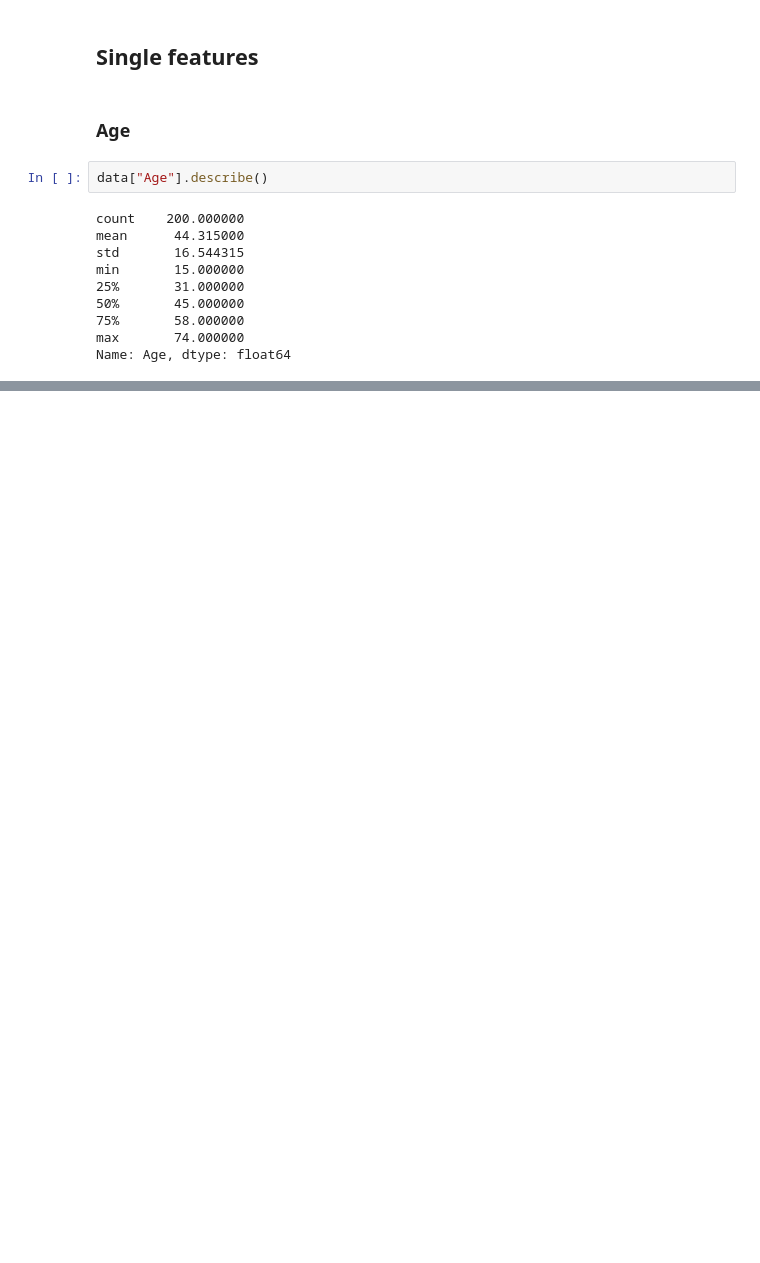
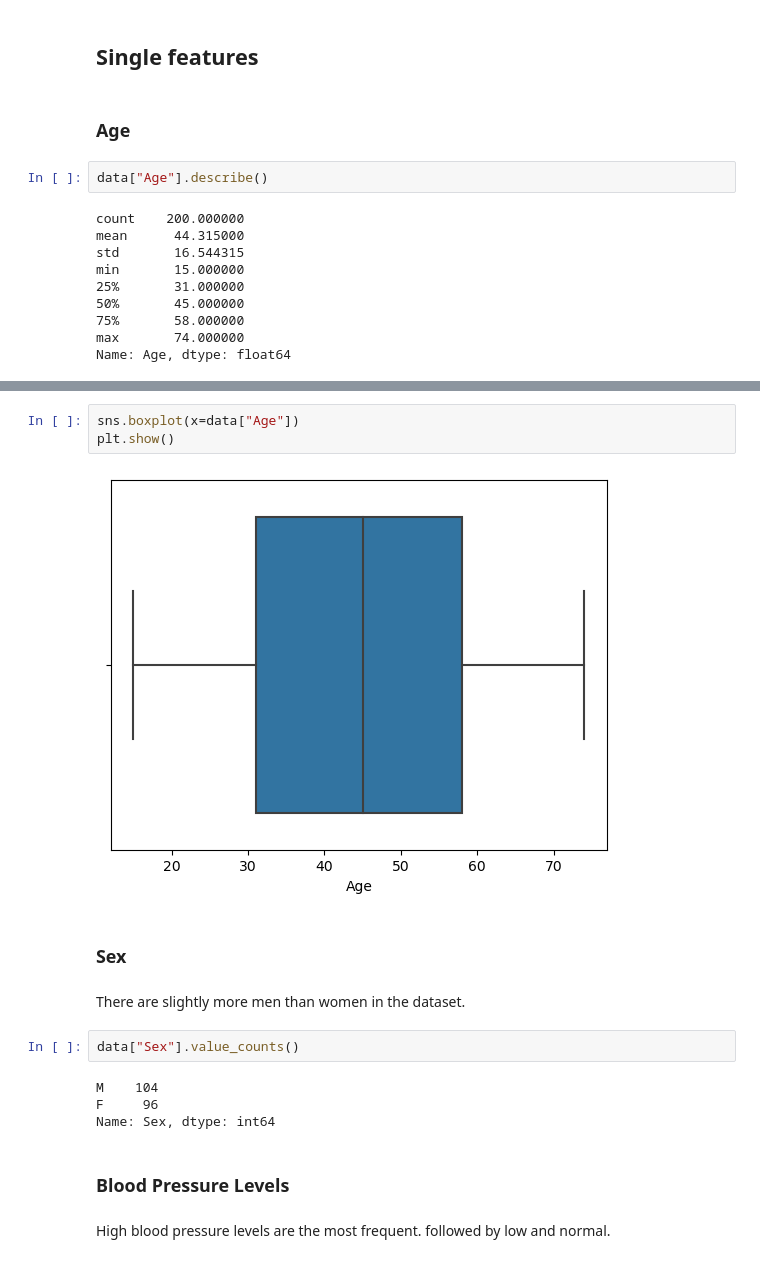
Before and after one commit to SandorCumberbane/Drug-Classification, a Jupyter notebook: Exploratory-Data-Analysis.ipynb, the cells around one changed output, grey strips where cells are left out. Drawn from its saved outputs; the diff is of its cells as text; blank space fills up the shorter version.

```diff
--- a/Exploratory-Data-Analysis.ipynb
+++ b/Exploratory-Data-Analysis.ipynb
@@ -51,0 +68,19 @@ Name: Age, dtype: float64
+# %%
+sns.boxplot(x=data["Age"])
+plt.show()
+# %% [output]
+[figure, added]
+# %% [markdown]
+### Sex
+# %% [markdown]
+There are slightly more men than women in the dataset.
+# %%
+data["Sex"].value_counts()
+# %% [output]
+M    104
+F     96
+Name: Sex, dtype: int64
+# %% [markdown]
+### Blood Pressure Levels
+# %% [markdown]
+High blood pressure levels are the most frequent. followed by low and normal.
```
Also changed, not shown: parts of 19 cells of this notebook.
